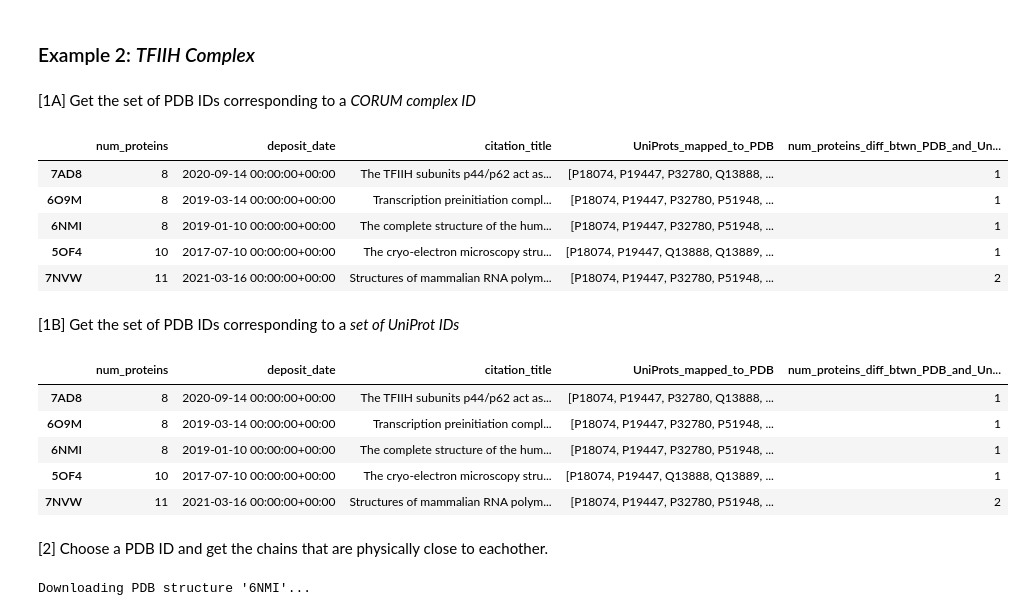
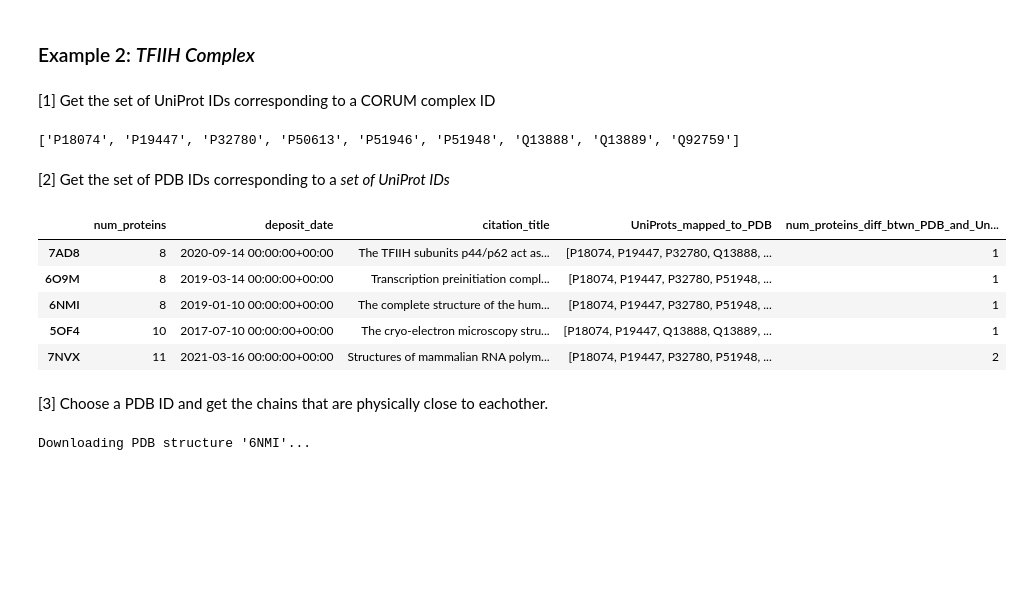
Before and after one commit to ccb-hms/BioPlexPy, a Jupyter notebook: TESTING/TESTING BioPlex Protein Structure Funcs.ipynb, the cells around one changed output. Saved outputs shown, nothing was run; the diff lists cells and outputs as text; code cells hidden in the pictures; blank space fills up the shorter version.

Commit message:
added function get_UniProts_from_CORUM() to get uniprot IDs from CORUM ID and cleaned function get_PDB_from_UniProts()

```diff
--- a/TESTING/TESTING BioPlex Protein Structure Funcs.ipynb
+++ b/TESTING/TESTING BioPlex Protein Structure Funcs.ipynb
@@ -783,18 +797,24 @@ round(float(len(overlapping_edges_list)) / num_possible_edges_pdb, 3)
 # %% [markdown]
 ### Example 2: *TFIIH Complex*
 # %% [markdown]
-[1A] Get the set of PDB IDs corresponding to a *CORUM complex ID*
+[1] Get the set of UniProt IDs corresponding to a CORUM complex ID
 # %%
-human_Corum_DF = getCorum('core', 'Human') # (1) Obtain CORUM complexes
-PDB_IDs_df = get_PDB_from_UniProts(Corum_DF = human_Corum_DF, Complex_ID = 107, is_CORUM_complex = True) # (2) Get PDB ID for specified protein complex (TFIIH complex ID: 107)
+Corum_DF = getCorum('core', 'Human') # (1) Obtain CORUM complexes
+UniProts_TFIIH = get_UniProts_from_CORUM(Corum_DF = Corum_DF, Complex_ID = 107) # (2) Get set of UniProt IDs for specified protein complex (TFIIH complex ID: 107)
+# %%
+print(UniProts_TFIIH)
+# %% [output]
+['P18074', 'P19447', 'P32780', 'P50613', 'P51946', 'P51948', 'Q13888', 'Q13889', 'Q92759']
+# %% [markdown]
+[2] Get the set of PDB IDs corresponding to a *set of UniProt IDs*
+# %%
+PDB_IDs_df = get_PDB_from_UniProts(UniProts_TFIIH)
 # %%
-PDB_IDs_df.head(n=5)
+PDB_IDs_df.head()
 # %% [output]
 |  | num_proteins | deposit_date | citation_title | UniProts_mapped_to_PDB | num_proteins_diff_btwn_PDB_and_Un... |
 | 7AD8 | 8 | 2020-09-14 00:00:00+00:00 | The TFIIH subunits p44/p62 act as... | [P18074, P19447, P32780, Q13888, ... | 1 |
 | 6O9M | 8 | 2019-03-14 00:00:00+00:00 | Transcription preinitiation compl... | [P18074, P19447, P32780, P51948, ... | 1 |
 | 6NMI | 8 | 2019-01-10 00:00:00+00:00 | The complete structure of the hum... | [P18074, P19447, P32780, P51948, ... | 1 |
 | 5OF4 | 10 | 2017-07-10 00:00:00+00:00 | The cryo-electron microscopy stru... | [P18074, P19447, Q13888, Q13889, ... | 1 |
-| 7NVW | 11 | 2021-03-16 00:00:00+00:00 | Structures of mammalian RNA polym... | [P18074, P19447, P32780, P51948, ... | 2 |
+| 7NVX | 11 | 2021-03-16 00:00:00+00:00 | Structures of mammalian RNA polym... | [P18074, P19447, P32780, P51948, ... | 2 |
-# %% [markdown]
-[1B] Get the set of PDB IDs corresponding to a *set of UniProt IDs*
@@ -803,14 +821,5 @@ PDB_IDs_df = get_PDB_from_UniProts(uniprot_IDs = ['P18074','P19447','P32780','P5
-# %%
-PDB_IDs_df.head(n=5)
-# %% [output]
-|  | num_proteins | deposit_date | citation_title | UniProts_mapped_to_PDB | num_proteins_diff_btwn_PDB_and_Un... |
-| 7AD8 | 8 | 2020-09-14 00:00:00+00:00 | The TFIIH subunits p44/p62 act as... | [P18074, P19447, P32780, Q13888, ... | 1 |
-| 6O9M | 8 | 2019-03-14 00:00:00+00:00 | Transcription preinitiation compl... | [P18074, P19447, P32780, P51948, ... | 1 |
-| 6NMI | 8 | 2019-01-10 00:00:00+00:00 | The complete structure of the hum... | [P18074, P19447, P32780, P51948, ... | 1 |
-| 5OF4 | 10 | 2017-07-10 00:00:00+00:00 | The cryo-electron microscopy stru... | [P18074, P19447, Q13888, Q13889, ... | 1 |
-| 7NVW | 11 | 2021-03-16 00:00:00+00:00 | Structures of mammalian RNA polym... | [P18074, P19447, P32780, P51948, ... | 2 |
 # %% [markdown]
-[2] Choose a PDB ID and get the chains that are physically close to eachother.
+[3] Choose a PDB ID and get the chains that are physically close to eachother.
 # %%
 PDB_ID = '6NMI'
 # %%
```
Also changed, not shown: parts of 26 cells of this notebook, 1 other file.
